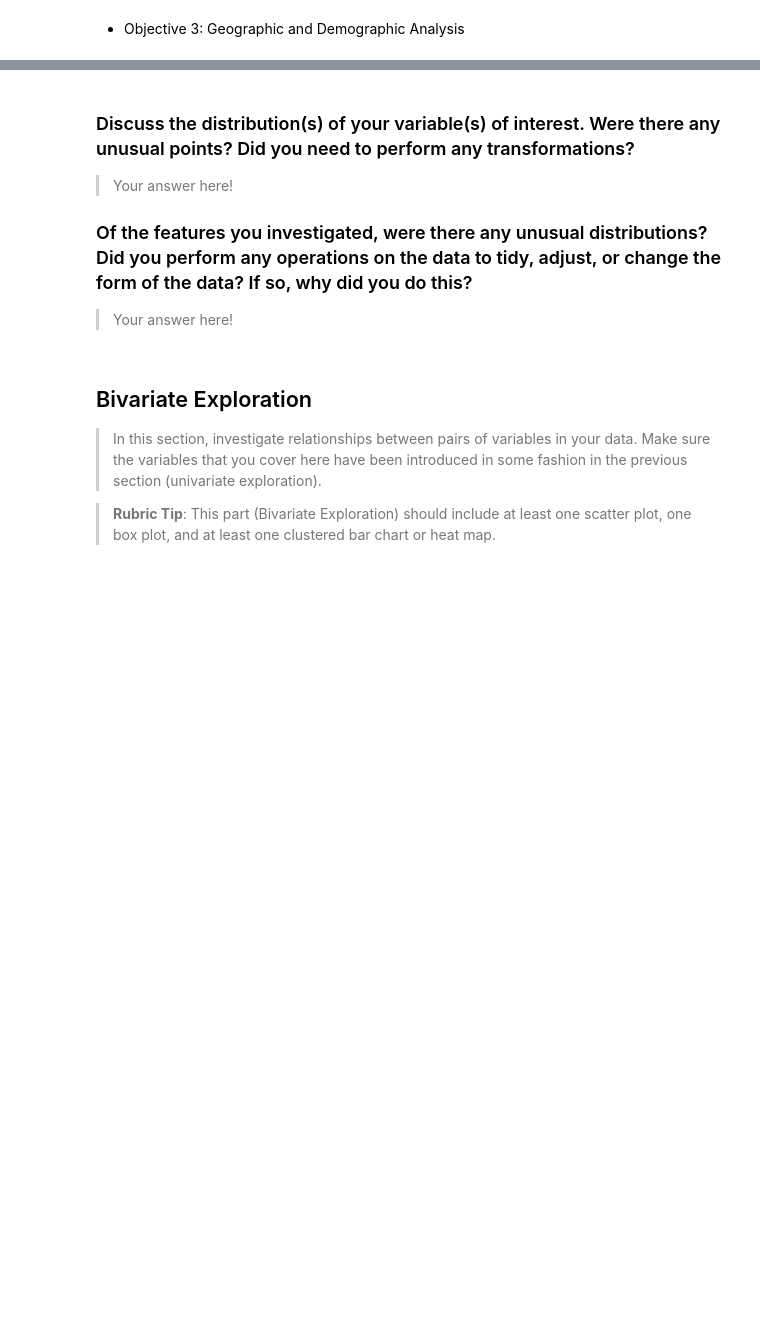
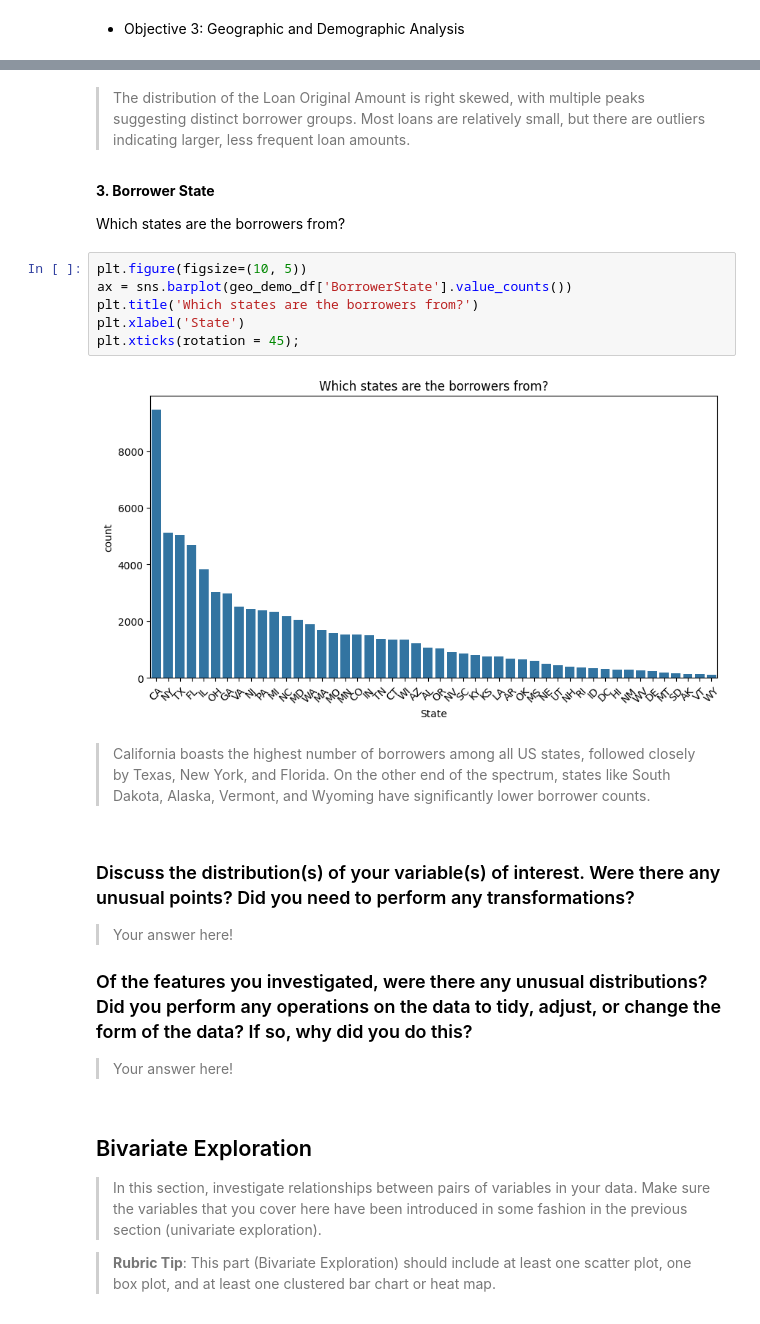
Before and after one commit to sondosaabed/Prosper-Loan-Analysis, a Jupyter notebook: Part_I_exploration.ipynb, the cells around one changed output, grey strips where cells are left out. Saved outputs shown, nothing was run; the diff lists cells and outputs as text; blank space fills up the shorter version.

```diff
--- a/Part_I_exploration.ipynb
+++ b/Part_I_exploration.ipynb
@@ -419,3 +496,19 @@ geo_demo_df = df[geo_demo_columns]
+# %% [markdown]
+> The distribution of the Loan Original Amount is right skewed, with multiple peaks suggesting distinct borrower groups. Most loans are relatively small, but there are outliers indicating larger, less frequent loan amounts.
+# %% [markdown]
+**3. Borrower State**
+
+Which states are the borrowers from?
+# %%
+plt.figure(figsize=(10, 5))
+ax = sns.barplot(geo_demo_df['BorrowerState'].value_counts())
+plt.title('Which states are the borrowers from?')
+plt.xlabel('State')
+plt.xticks(rotation = 45);
+# %% [output]
+[figure, added]
+# %% [markdown]
+> California boasts the highest number of borrowers among all US states, followed closely by Texas, New York, and Florida. On the other end of the spectrum, states like South Dakota, Alaska, Vermont, and Wyoming have significantly lower borrower counts.
 # %% [markdown]
 ### Discuss the distribution(s) of your variable(s) of interest. Were there any unusual points? Did you need to perform any transformations?
 
```
Also changed, not shown: parts of 25 cells of this notebook.
